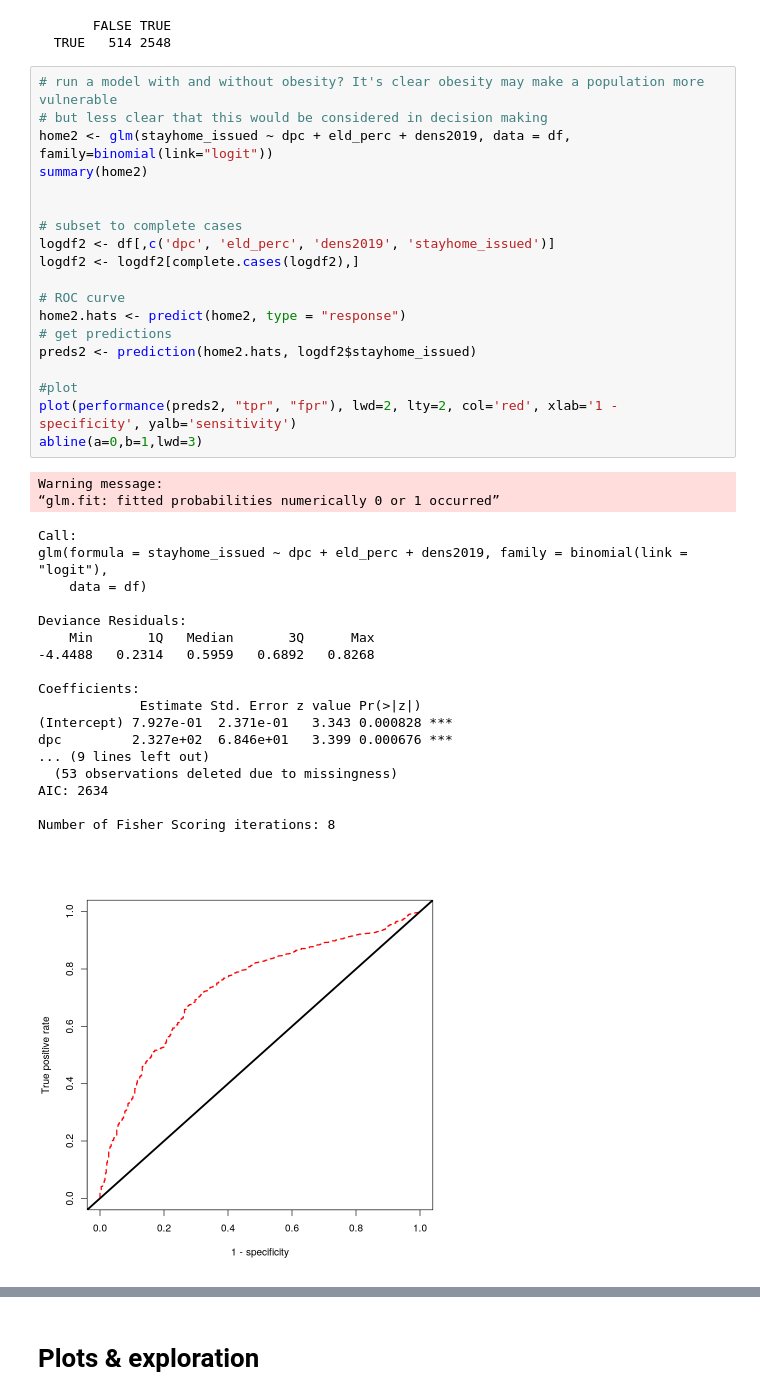
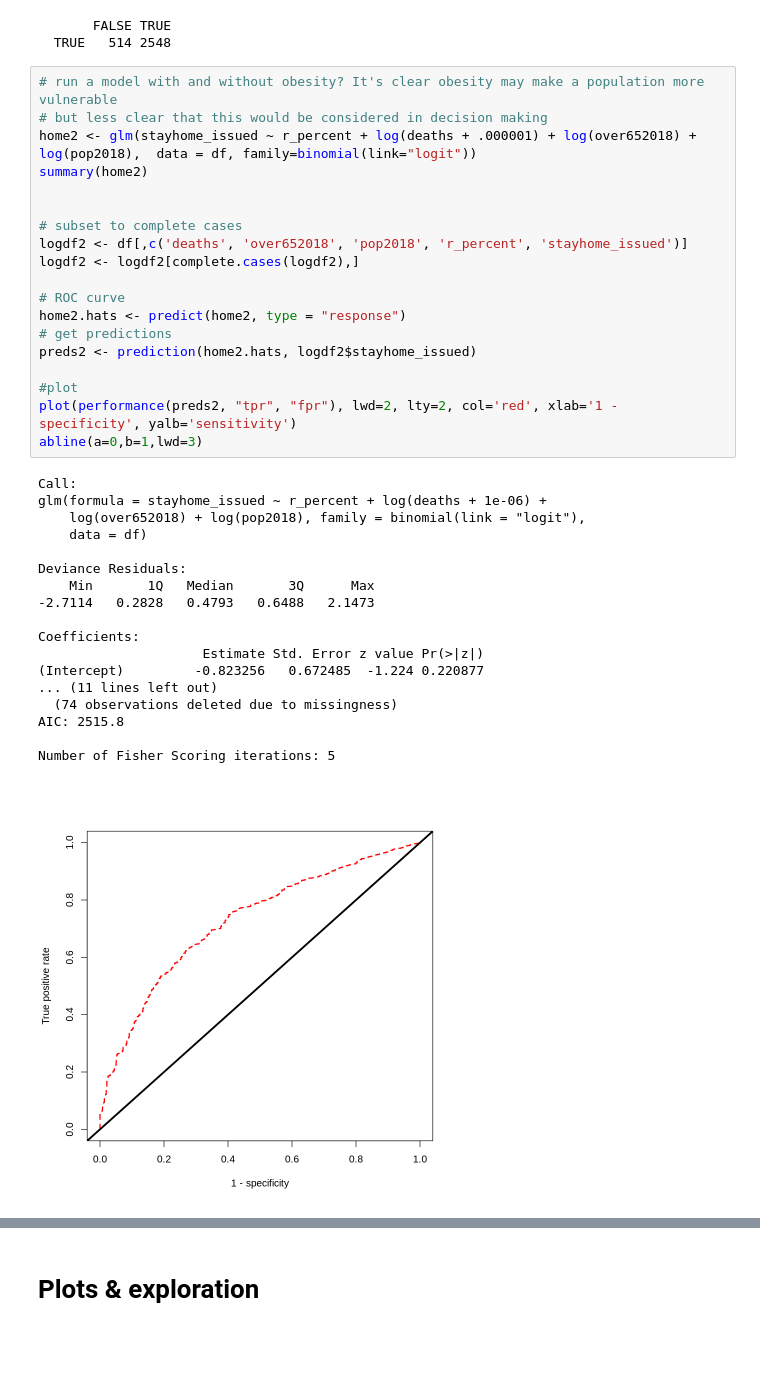
Before and after one commit to MLBurnham/503_covid, a Jupyter notebook: analysis.ipynb, the cells around one changed output, grey strips where cells are left out. Saved outputs shown, nothing was run; the diff lists cells and outputs as text; blank space fills up the shorter version.

Commit message:
added plots and analysis

```diff
--- a/analysis.ipynb
+++ b/analysis.ipynb
@@ -358,40 +461,38 @@ table(home1$fitted.values>0.5,logdf$stayhome_issued == 1)
 # %%
 # run a model with and without obesity? It's clear obesity may make a population more vulnerable
 # but less clear that this would be considered in decision making
-home2 <- glm(stayhome_issued ~ dpc + eld_perc + dens2019, data = df, family=binomial(link="logit"))
+home2 <- glm(stayhome_issued ~ r_percent + log(deaths + .000001) + log(over652018) + log(pop2018),  data = df, family=binomial(link="logit"))
 summary(home2)
 
 
 # subset to complete cases
-logdf2 <- df[,c('dpc', 'eld_perc', 'dens2019', 'stayhome_issued')]
+logdf2 <- df[,c('deaths', 'over652018', 'pop2018', 'r_percent', 'stayhome_issued')]
 logdf2 <- logdf2[complete.cases(logdf2),]
 
 # ROC curve
 home2.hats <- predict(home2, type = "response")
 # get predictions
 preds2 <- prediction(home2.hats, logdf2$stayhome_issued)
 
 #plot
 plot(performance(preds2, "tpr", "fpr"), lwd=2, lty=2, col='red', xlab='1 - specificity', yalb='sensitivity')
 abline(a=0,b=1,lwd=3)
 # %% [output]
-Warning message:
-“glm.fit: fitted probabilities numerically 0 or 1 occurred”
+Call:
+glm(formula = stayhome_issued ~ r_percent + log(deaths + 1e-06) +
+    log(over652018) + log(pop2018), family = binomial(link = "logit"),
+    data = df)
+
+Deviance Residuals:
+    Min       1Q   Median       3Q      Max
+-2.7114   0.2828   0.4793   0.6488   2.1473
+
+Coefficients:
+                     Estimate Std. Error z value Pr(>|z|)
+(Intercept)         -0.823256   0.672485  -1.224 0.220877
+... (11 lines left out)
+  (74 observations deleted due to missingness)
+AIC: 2515.8
+
+Number of Fisher Scoring iterations: 5
-Call:
-glm(formula = stayhome_issued ~ dpc + eld_perc + dens2019, family = binomial(link = "logit"),
-    data = df)
-
-Deviance Residuals:
-    Min       1Q   Median       3Q      Max
--4.4488   0.2314   0.5959   0.6892   0.8268
-
-Coefficients:
-             Estimate Std. Error z value Pr(>|z|)
-(Intercept) 7.927e-01  2.371e-01   3.343 0.000828 ***
-dpc         2.327e+02  6.846e+01   3.399 0.000676 ***
-... (9 lines left out)
-  (53 observations deleted due to missingness)
-AIC: 2634
-
-Number of Fisher Scoring iterations: 8
-[figure, old version]
+[figure, new version]
```
Also changed, not shown: parts of 24 cells of this notebook, 2 other files.
